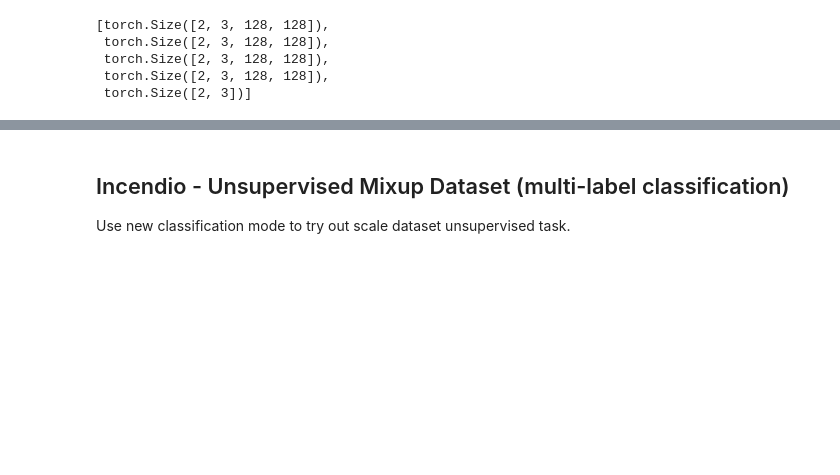
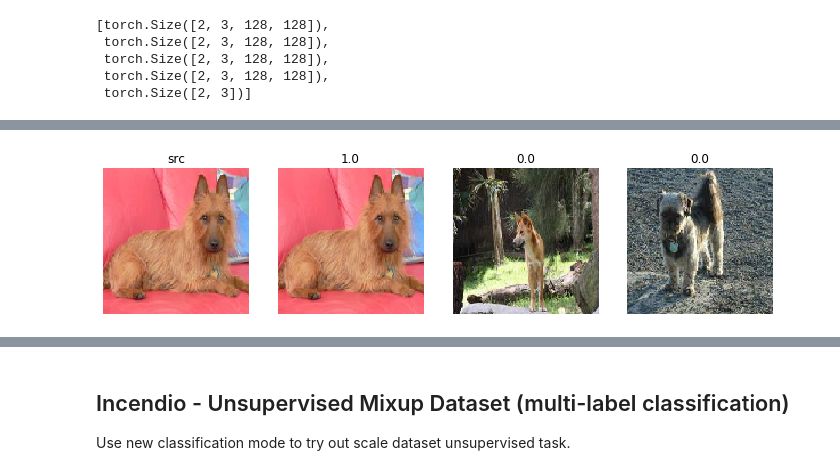
Before and after one commit to hdmamin/self-supervised-vision-exp, a Jupyter notebook: notebooks/nb03-lightning-first-test.ipynb, the cells around one changed output, grey strips where cells are left out. Drawn from its saved outputs; the diff is of its cells as text; code cells hidden in the pictures; blank space fills up the shorter version.

```diff
--- a/notebooks/nb03-lightning-first-test.ipynb
+++ b/notebooks/nb03-lightning-first-test.ipynb
@@ -975,0 +1008,4 @@ tensor([[0., 1., 0.],
+# %%
+show_images([col[0] for col in xb], titles=['src']+y.tolist())
+# %% [output]
+[figure, added]
```
Also changed, not shown: parts of 13 cells of this notebook, 3 other files.
